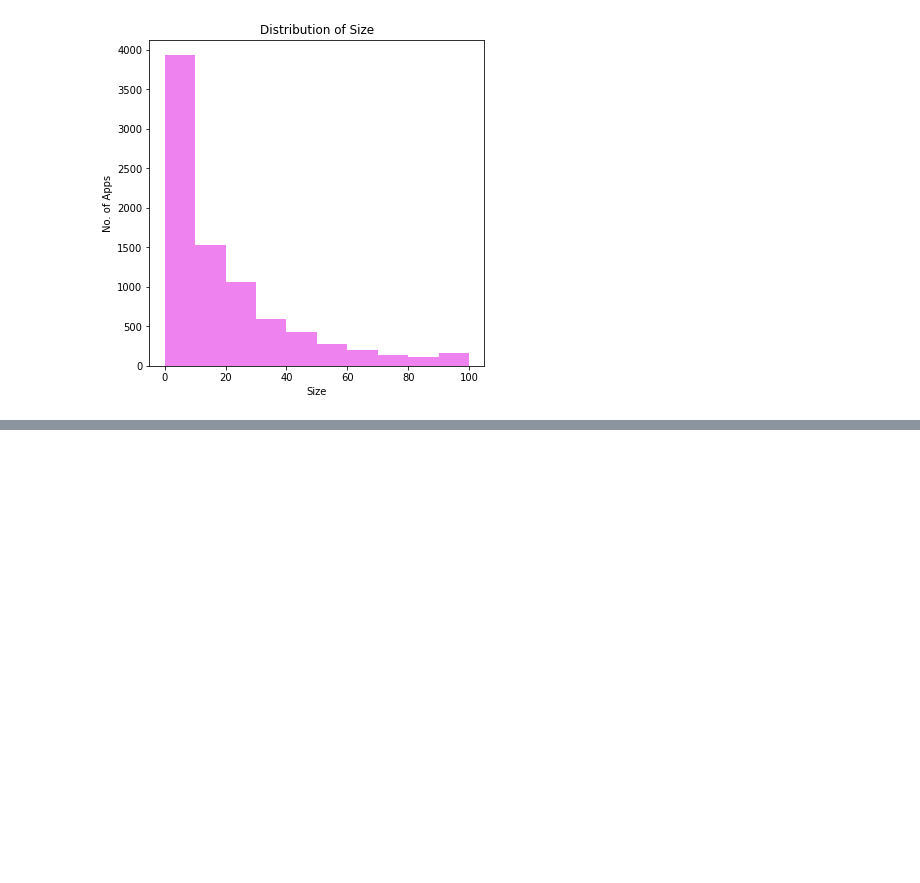
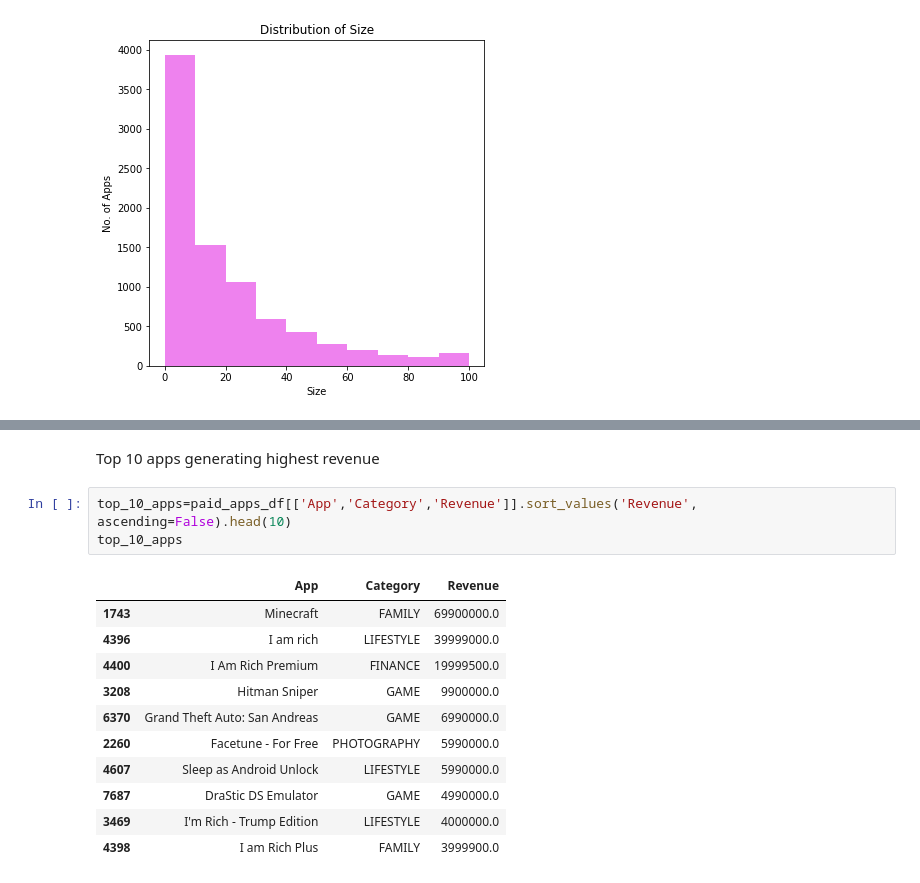
Before and after one commit to asadalam1/Practice-, a Jupyter notebook: Original_Play_Store_App_Review_Analysis_Capstone_Project.ipynb, the cells around one changed output, grey strips where cells are left out. Saved outputs shown, nothing was run; the diff lists cells and outputs as text; blank space fills up the shorter version.

```diff
--- a/Original_Play_Store_App_Review_Analysis_Capstone_Project.ipynb
+++ b/Original_Play_Store_App_Review_Analysis_Capstone_Project.ipynb
@@ -804,0 +869,17 @@ plt.show()
+# %% [markdown]
+Top 10 apps generating highest revenue
+# %%
+top_10_apps=paid_apps_df[['App','Category','Revenue']].sort_values('Revenue', ascending=False).head(10)
+top_10_apps
+# %% [output]
+|  | App | Category | Revenue |
+| 1743 | Minecraft | FAMILY | 69900000.0 |
+| 4396 | I am rich | LIFESTYLE | 39999000.0 |
+| 4400 | I Am Rich Premium | FINANCE | 19999500.0 |
+| 3208 | Hitman Sniper | GAME | 9900000.0 |
+| 6370 | Grand Theft Auto: San Andreas | GAME | 6990000.0 |
+| 2260 | Facetune - For Free | PHOTOGRAPHY | 5990000.0 |
+| 4607 | Sleep as Android Unlock | LIFESTYLE | 5990000.0 |
+| 7687 | DraStic DS Emulator | GAME | 4990000.0 |
+| 3469 | I'm Rich - Trump Edition | LIFESTYLE | 4000000.0 |
+| 4398 | I am Rich Plus | FAMILY | 3999900.0 |
```
Also changed, not shown: parts of 8 cells of this notebook.
